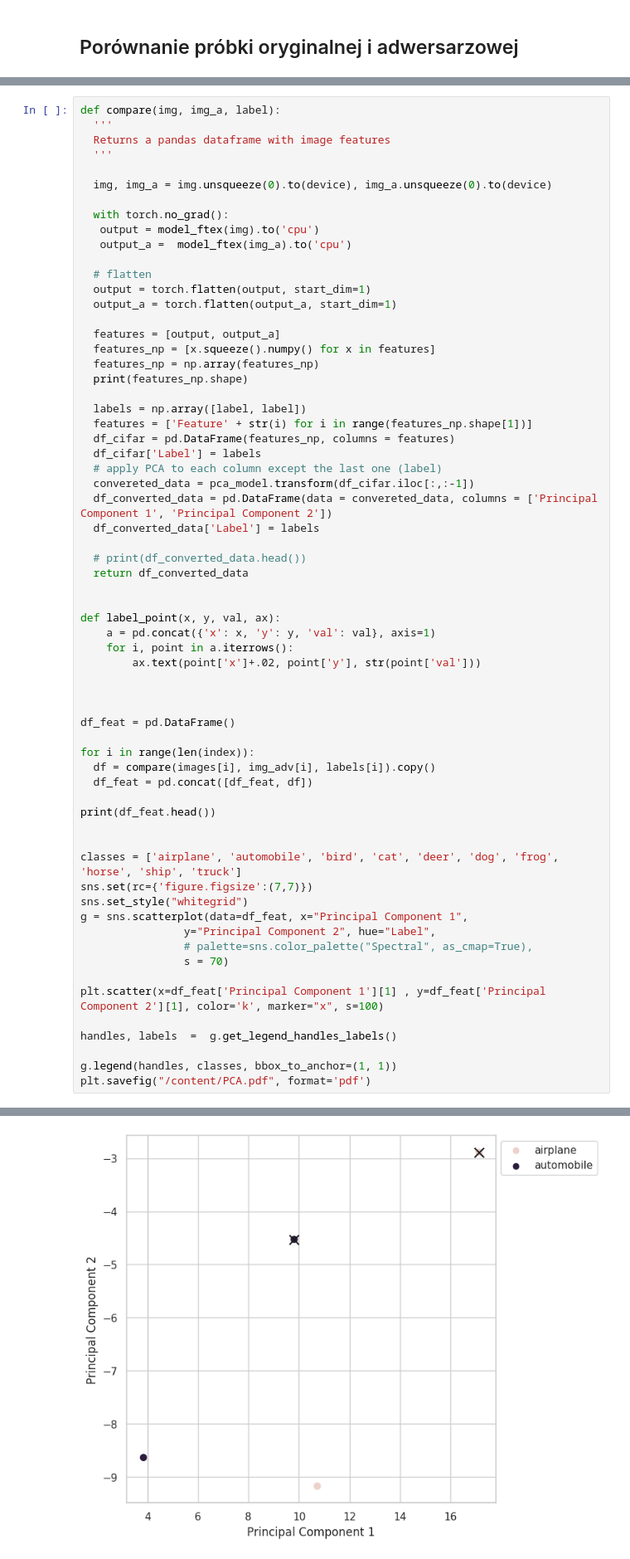
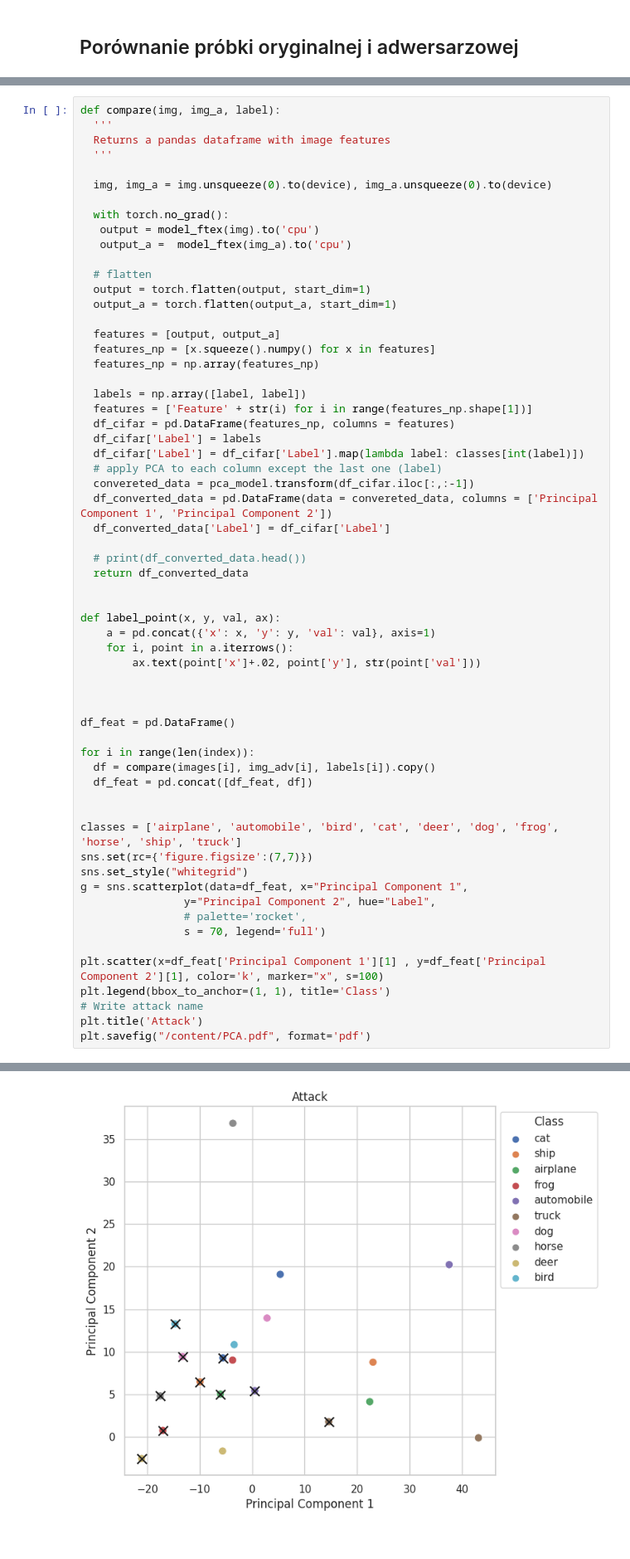
Before and after one commit to Jvlia17/deep-learning, a Jupyter notebook: PCA.ipynb, the cells around one changed output, grey strips where cells are left out. Shown at 83% size. Cells and saved outputs as stored; diff of their text form.

```diff
--- a/PCA.ipynb
+++ b/PCA.ipynb
@@ -516,16 +428,16 @@ def compare(img, img_a, label):
   features = [output, output_a]
   features_np = [x.squeeze().numpy() for x in features]
   features_np = np.array(features_np)
-  print(features_np.shape)
 
   labels = np.array([label, label])
   features = ['Feature' + str(i) for i in range(features_np.shape[1])]
   df_cifar = pd.DataFrame(features_np, columns = features)
   df_cifar['Label'] = labels
+  df_cifar['Label'] = df_cifar['Label'].map(lambda label: classes[int(label)])
   # apply PCA to each column except the last one (label)
   convereted_data = pca_model.transform(df_cifar.iloc[:,:-1])
   df_converted_data = pd.DataFrame(data = convereted_data, columns = ['Principal Component 1', 'Principal Component 2'])
-  df_converted_data['Label'] = labels
+  df_converted_data['Label'] = df_cifar['Label']
 
   # print(df_converted_data.head())
   return df_converted_data
@@ -544,21 +456,18 @@ for i in range(len(index)):
   df = compare(images[i], img_adv[i], labels[i]).copy()
   df_feat = pd.concat([df_feat, df])
 
-print(df_feat.head())
-
 
 classes = ['airplane', 'automobile', 'bird', 'cat', 'deer', 'dog', 'frog', 'horse', 'ship', 'truck']
 sns.set(rc={'figure.figsize':(7,7)})
 sns.set_style("whitegrid")
 g = sns.scatterplot(data=df_feat, x="Principal Component 1",
                 y="Principal Component 2", hue="Label",
-                # palette=sns.color_palette("Spectral", as_cmap=True),
-                s = 70)
+                # palette='rocket',
+                s = 70, legend='full')
 
 plt.scatter(x=df_feat['Principal Component 1'][1] , y=df_feat['Principal Component 2'][1], color='k', marker="x", s=100)
-
-handles, labels  =  g.get_legend_handles_labels()
-
-g.legend(handles, classes, bbox_to_anchor=(1, 1))
+plt.legend(bbox_to_anchor=(1, 1), title='Class')
+# Write attack name
+plt.title('Attack')
 plt.savefig("/content/PCA.pdf", format='pdf')
 # %% [output]
@@ -572 +474 @@ plt.savefig("/content/PCA.pdf", format='pdf')
-[figure, old version]
+[figure, new version]
```
Also changed, not shown: parts of 22 cells of this notebook.
